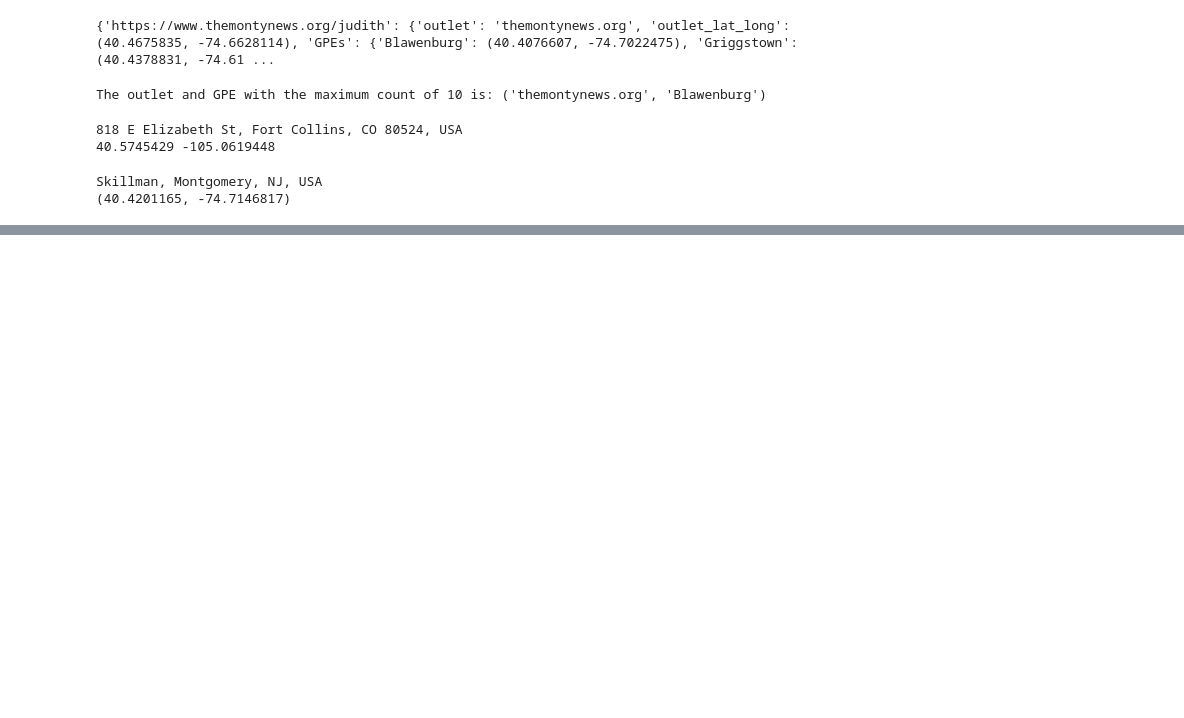
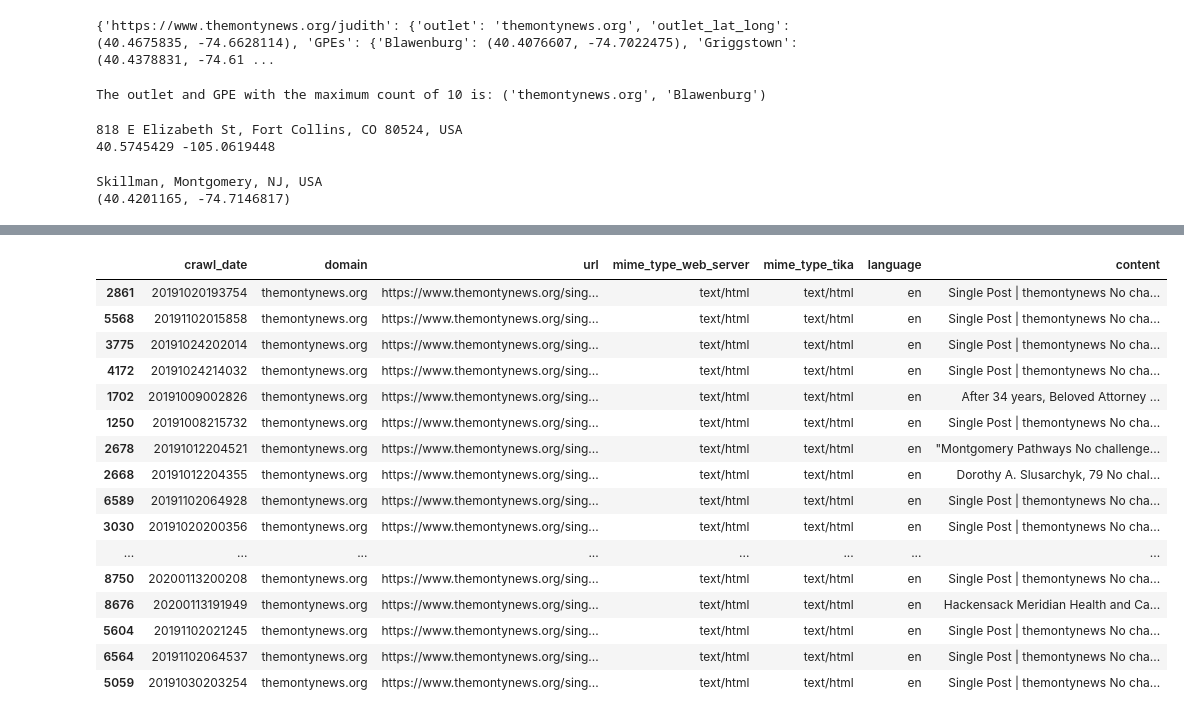
Before and after one commit to RutgersComLab/nj-local-news-analysis, a Jupyter notebook: ner.ipynb, the cells around one changed output, grey strips where cells are left out. Saved outputs shown, nothing was run; the diff lists cells and outputs as text; code cells hidden in the pictures; blank space fills up the shorter version.

```diff
--- a/ner.ipynb
+++ b/ner.ipynb
@@ -957,0 +914,20 @@ After er {'Harlingen', 'Hopewell', 'Sioux City', 'Germany', 'NJ', 'Blawenburg',
+# %%
+filtered_df.head(20)
+# %% [output]
+|  | crawl_date | domain | url | mime_type_web_server | mime_type_tika | language | content |
+| 2861 | 20191020193754 | themontynews.org | https://www.themontynews.org/sing... | text/html | text/html | en | Single Post | themontynews No cha... |
+| 5568 | 20191102015858 | themontynews.org | https://www.themontynews.org/sing... | text/html | text/html | en | Single Post | themontynews No cha... |
+| 3775 | 20191024202014 | themontynews.org | https://www.themontynews.org/sing... | text/html | text/html | en | Single Post | themontynews No cha... |
+| 4172 | 20191024214032 | themontynews.org | https://www.themontynews.org/sing... | text/html | text/html | en | Single Post | themontynews No cha... |
+| 1702 | 20191009002826 | themontynews.org | https://www.themontynews.org/sing... | text/html | text/html | en | After 34 years, Beloved Attorney ... |
+| 1250 | 20191008215732 | themontynews.org | https://www.themontynews.org/sing... | text/html | text/html | en | Single Post | themontynews No cha... |
+| 2678 | 20191012204521 | themontynews.org | https://www.themontynews.org/sing... | text/html | text/html | en | "Montgomery Pathways No challenge... |
+| 2668 | 20191012204355 | themontynews.org | https://www.themontynews.org/sing... | text/html | text/html | en | Dorothy A. Slusarchyk, 79 No chal... |
+| 6589 | 20191102064928 | themontynews.org | https://www.themontynews.org/sing... | text/html | text/html | en | Single Post | themontynews No cha... |
+| 3030 | 20191020200356 | themontynews.org | https://www.themontynews.org/sing... | text/html | text/html | en | Single Post | themontynews No cha... |
+| ... | ... | ... | ... | ... | ... | ... | ... |
+| 8750 | 20200113200208 | themontynews.org | https://www.themontynews.org/sing... | text/html | text/html | en | Single Post | themontynews No cha... |
+| 8676 | 20200113191949 | themontynews.org | https://www.themontynews.org/sing... | text/html | text/html | en | Hackensack Meridian Health and Ca... |
+| 5604 | 20191102021245 | themontynews.org | https://www.themontynews.org/sing... | text/html | text/html | en | Single Post | themontynews No cha... |
+| 6564 | 20191102064537 | themontynews.org | https://www.themontynews.org/sing... | text/html | text/html | en | Single Post | themontynews No cha... |
+| 5059 | 20191030203254 | themontynews.org | https://www.themontynews.org/sing... | text/html | text/html | en | Single Post | themontynews No cha... |
```
Also changed, not shown: parts of 19 cells of this notebook, 1 other file.
